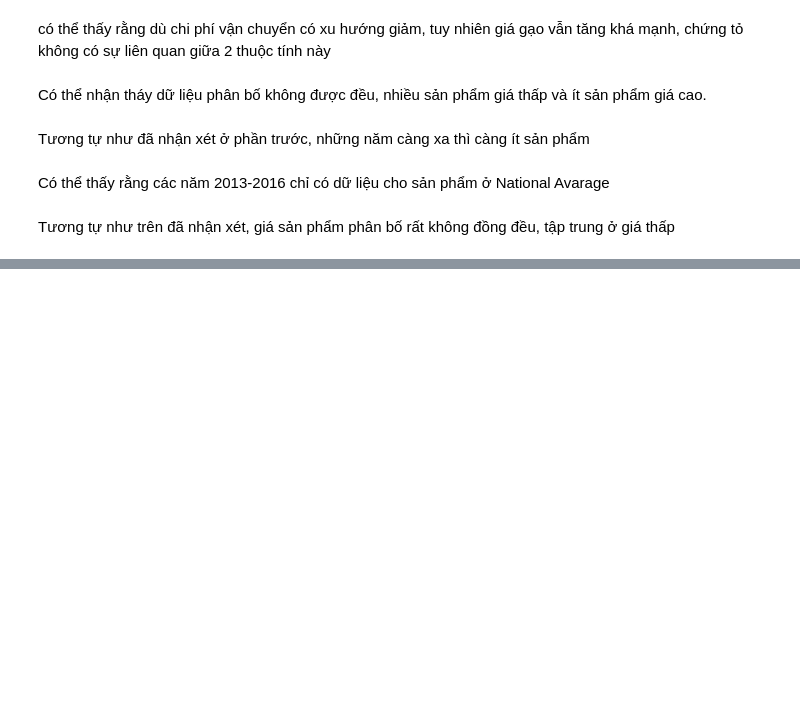
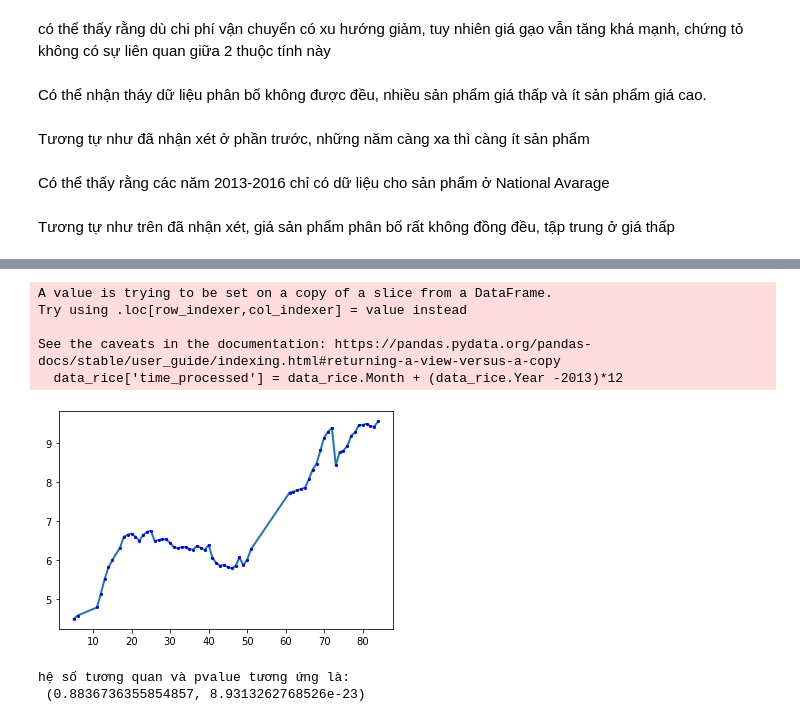
Before and after one commit to Trang27cl/testgit, a Jupyter notebook: FoodPrice_in_Turkey.ipynb, the cells around one changed output, grey strips where cells are left out. Cells and saved outputs as stored; diff of their text form; code cells hidden in the pictures; blank space fills up the shorter version.

```diff
--- a/FoodPrice_in_Turkey.ipynb
+++ b/FoodPrice_in_Turkey.ipynb
@@ -621,0 +606,26 @@ WilcoxonResult(statistic=9838.0, pvalue=0.0004122034397612688)
+# %%
+#Tiến hành kiểm định
+#Do thời gian nhận giá trị tăng dần nên có thể được coi là một biến định lượng
+#Thực hiện kiểm định pearson để tiến hành kiểm định mối liên hệ giữa hai biến thời gian và giá
+#Biên đổi thời gian về dạng định lượng như sau: lấy mốc 1/2013 là mốc 1 tương đối, 1 tháng sẽ được tính là một đơn vị thời gian
+# Biến đổi thời gian
+data_rice['time_processed'] = data_rice.Month + (data_rice.Year -2013)*12
+# Vẽ lại biểu đồ liên hệ giữa time_processed và giá gạo
+plt.plot(data_rice['time_processed'], data_rice['Price'], linewidth = 2, marker = '*', markersize=2, markerfacecolor='red', markeredgecolor = 'blue', markeredgewidth=2)
+plt.show()
+# %% [output]
+A value is trying to be set on a copy of a slice from a DataFrame.
+Try using .loc[row_indexer,col_indexer] = value instead
+
+See the caveats in the documentation: https://pandas.pydata.org/pandas-docs/stable/user_guide/indexing.html#returning-a-view-versus-a-copy
+  data_rice['time_processed'] = data_rice.Month + (data_rice.Year -2013)*12
+[figure, added]
+# %%
+#Tiến hành kiểm định
+#Giả thuyết không: Giữa thời gian và giá gạo không có mối tương quan
+#Giả thuyết đối: Giữa thời gian và giá gạo có mối tương quan
+print  ("hệ số tương quan và pvalue tương ứng là: \n",stats.pearsonr(data_rice.time_processed, data_rice.Price))
+#Do pvalue ~0, và hệ số tương quan =0.88 nên giữ thời gian và giá gạo có mối tương quan thuận rất chặt với nhau
+# %% [output]
+hệ số tương quan và pvalue tương ứng là:
+ (0.8836736355854857, 8.9313262768526e-23)
```
Also changed, not shown: parts of 13 cells of this notebook.
